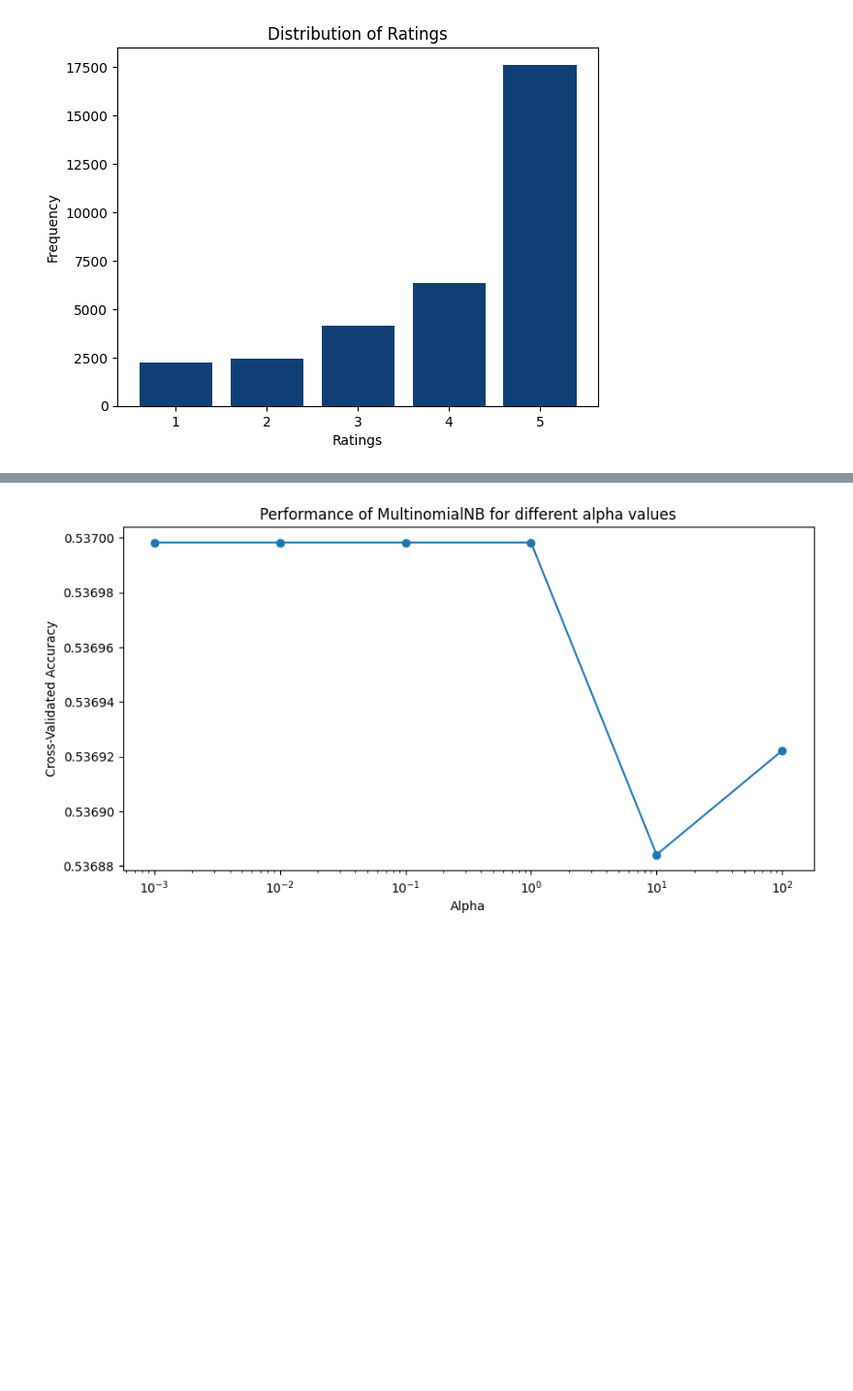
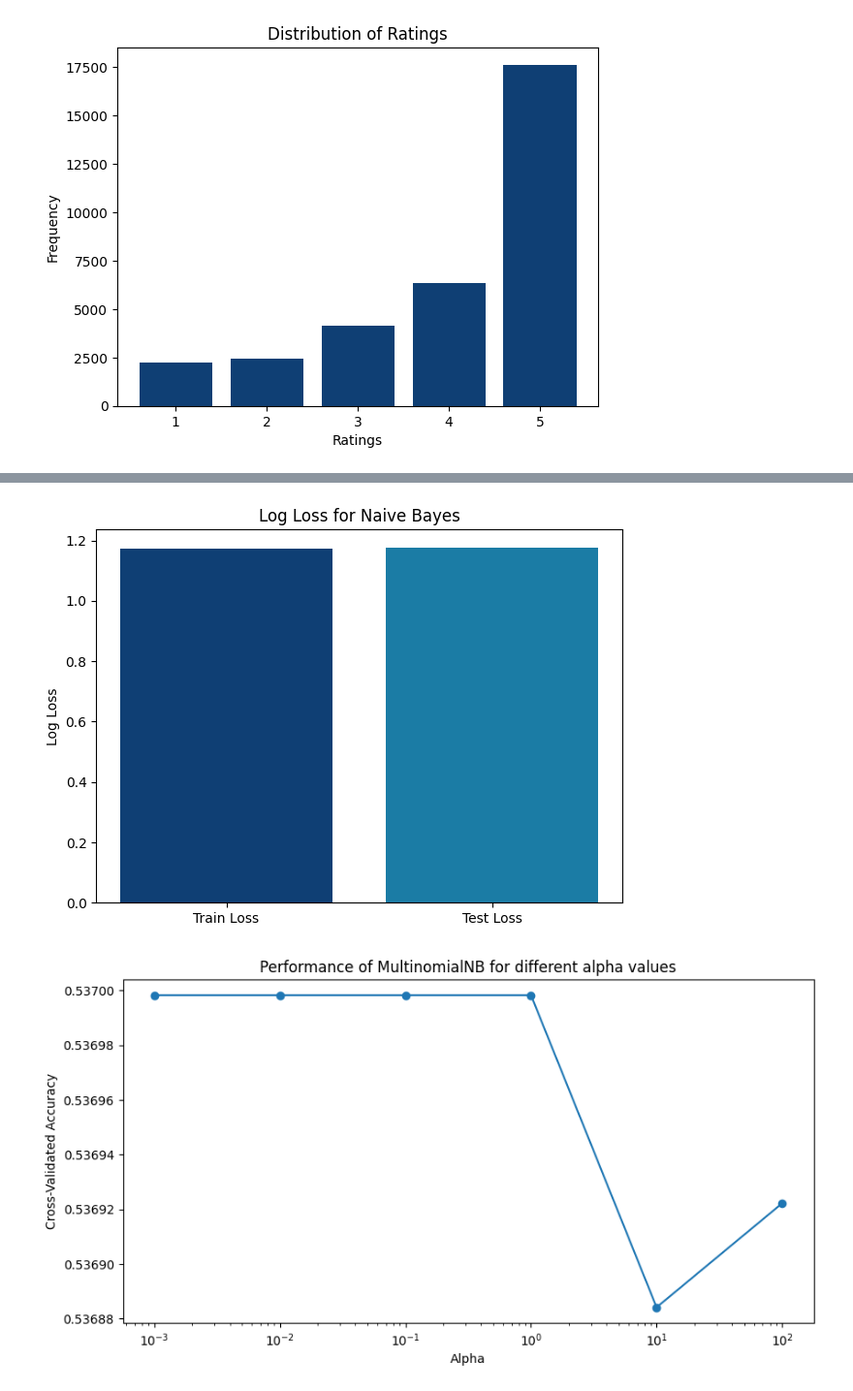
Before and after one commit to Ariamestra/ConsumerReviews, a Jupyter notebook: project_part2.ipynb, the cells around one changed output, grey strips where cells are left out. Shown at 97% size. Drawn from its saved outputs; the diff is of its cells as text; code cells hidden in the pictures; blank space fills up the shorter version.

```diff
--- a/project_part2.ipynb
+++ b/project_part2.ipynb
@@ -270,0 +275,21 @@ Accuracy: 0.5366707242848447
+# %%
+#Log loss
+
+# Predict probabilities
+train_pred_prob = model.predict_proba(X_train)
+test_pred_prob = model.predict_proba(X_test)
+
+# Calculate the log loss
+train_loss = log_loss(y_train, train_pred_prob)
+test_loss = log_loss(y_test, test_pred_prob)
+
+print('Train log loss:', train_loss)
+print('Test log loss:', test_loss)
+
+# Plotting the log loss
+plt.figure(figsize=(7, 5))
+plt.bar(['Train Loss', 'Test Loss'], [train_loss, test_loss], color=['#0F3F74', '#1B7CA5'])
+plt.title('Log Loss for Naive Bayes')
+plt.ylabel('Log Loss')
+plt.show()
+# %% [output]
@@ -271,3 +298,4 @@ Accuracy: 0.5366707242848447
+[figure, added]
 # %%
 # Using grid search and visualize data - Model tuning plot
 # --------------------------------------- Needs to fix or maybe delete -------------------------------
```
Also changed, not shown: parts of 11 cells of this notebook.
